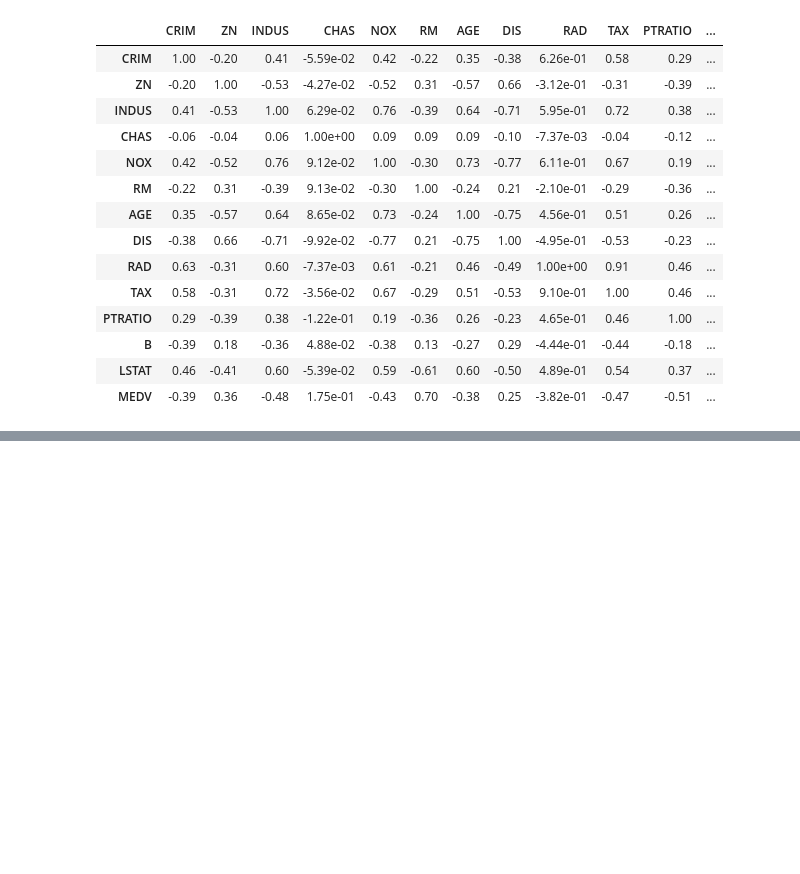
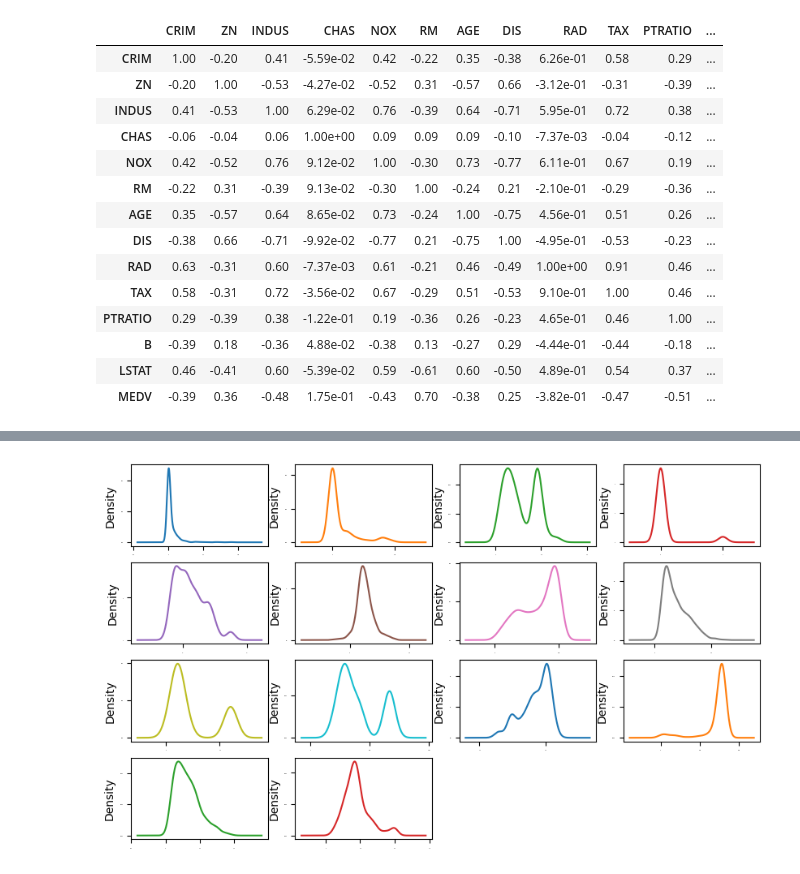
Before and after one commit to Maysha-Khanom-Moon/ml-python-notes, a Jupyter notebook: Chapter_20.ipynb, the cells around one changed output, grey strips where cells are left out. Drawn from its saved outputs; the diff is of its cells as text; code cells hidden in the pictures; blank space fills up the shorter version.

```diff
--- a/Chapter_20.ipynb
+++ b/Chapter_20.ipynb
@@ -104,0 +114,5 @@ dataset.corr(method='pearson')
+# %%
+dataset.plot(kind='density', subplots=True, layout=(4,4), figsize=(10, 6), sharex=False, legend=False, fontsize=1)
+plt.show()
+# %% [output]
+[figure, added]
```
Also changed, not shown: parts of 8 cells of this notebook.
